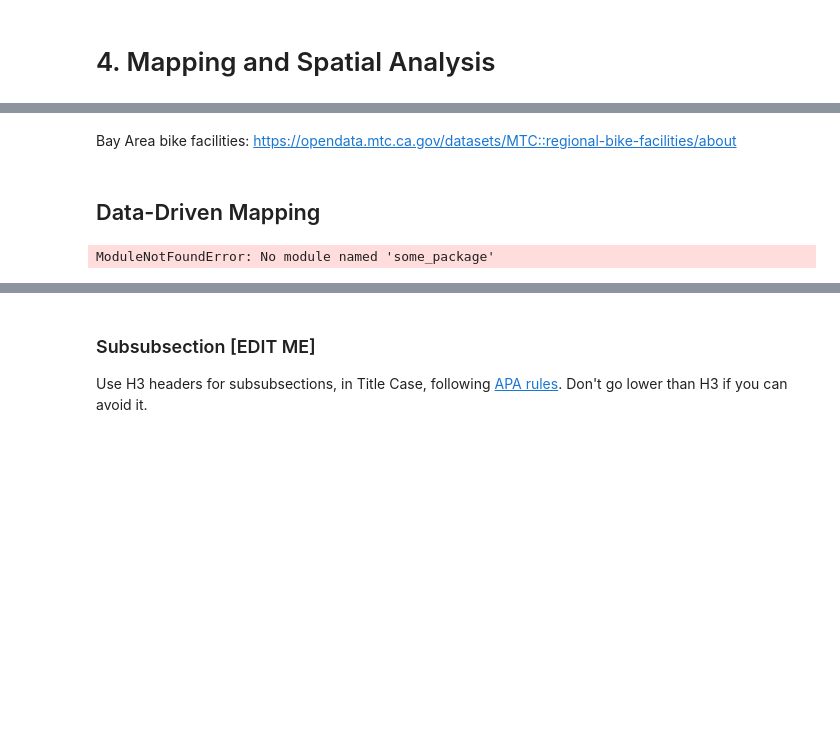
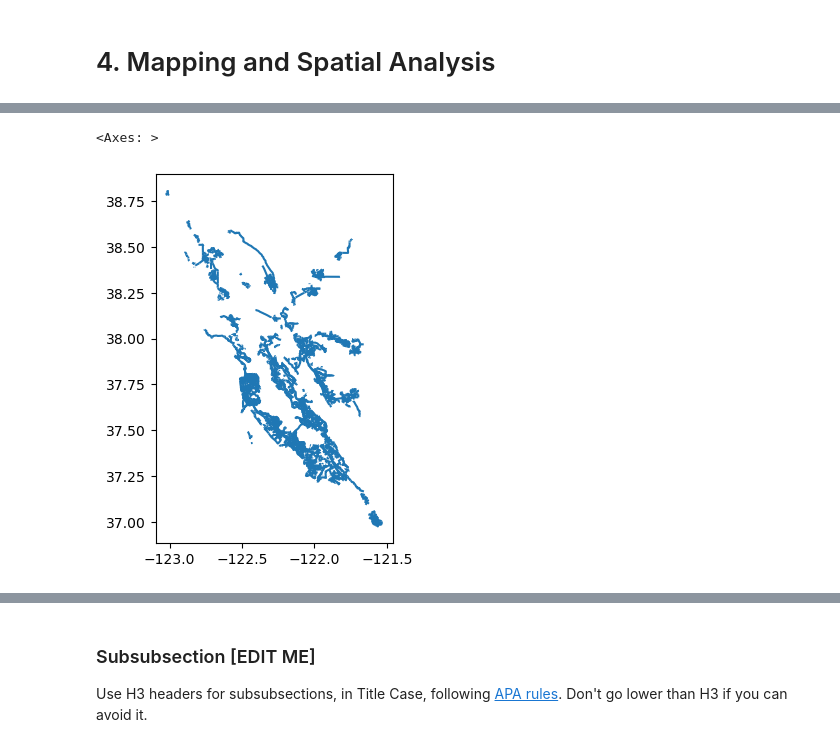
Before and after one commit to dlab-berkeley/Python-Geospatial-Fundamentals, a Jupyter notebook: lessons/1_Spatial_Dataframes.ipynb, the cells around one changed output, grey strips where cells are left out. Saved outputs shown, nothing was run; the diff lists cells and outputs as text; code cells hidden in the pictures; blank space fills up the shorter version.

```diff
--- a/lessons/1_Spatial_Dataframes.ipynb
+++ b/lessons/1_Spatial_Dataframes.ipynb
@@ -394,43 +393,0 @@ Let's overlay more data on the base map. Here I find [Bay Area Bike Facilities](
-# %% [markdown]
-Bay Area bike facilities: https://opendata.mtc.ca.gov/datasets/MTC::regional-bike-facilities/about
-# %% [markdown]
-## Data-Driven Mapping
-# %%
-# Code cells
-
-# Imports are always put at the top of the file. They should be on separate lines.
-import some_package
-
-# But this is okay
-from another_package import some_function
-
-# Comments:
-# Use comments sparingly: better to explain in markdown!
-# Use comments to further specify particular lines of code when needed.
-# Comments start with a capital letter, and a space between the hashtag and the first word
-
-# In general ,we follow the PEP style guide: https://peps.python.org/pep-0008/
-
-# Coding style:
-# Use snake case and single quotation marks, unless your string includes single quotation marks.
-# Most operators are surrounded with a single space.
-some_variable = 12
-if some_variable == 10:
-    print("high")
-
-# Always use spaces after commas
-some_list = [1, 2, 3, 4]
-
-# Don’t use spaces around the = sign when used to indicate a keyword argument.
-def some_function(a=1, b=2):
-# Use 4 spaces per indentation level
-    print("something")
-
-
-# Data:
-# use relevant social science datasets whenever you can.
-# Think health data, demographics, etc.
-# Stay away from "impersonal" datasets like the Iris or Penguins dataset.
-# Use the top-level "data" folder in the repo to store data
-# %% [output]
-ModuleNotFoundError: No module named 'some_package'
@@ -445,0 +394,6 @@ ModuleNotFoundError: No module named 'some_package'
+# %%
+bike_facilities = gpd.read_file('../data/Regional_Bike_Facilities/regional_bike_facilities.shp')
+bike_facilities.plot()
+# %% [output]
+<Axes: >
+[figure, added]
```
Also changed, not shown: parts of 8 cells of this notebook, 1 other file.
